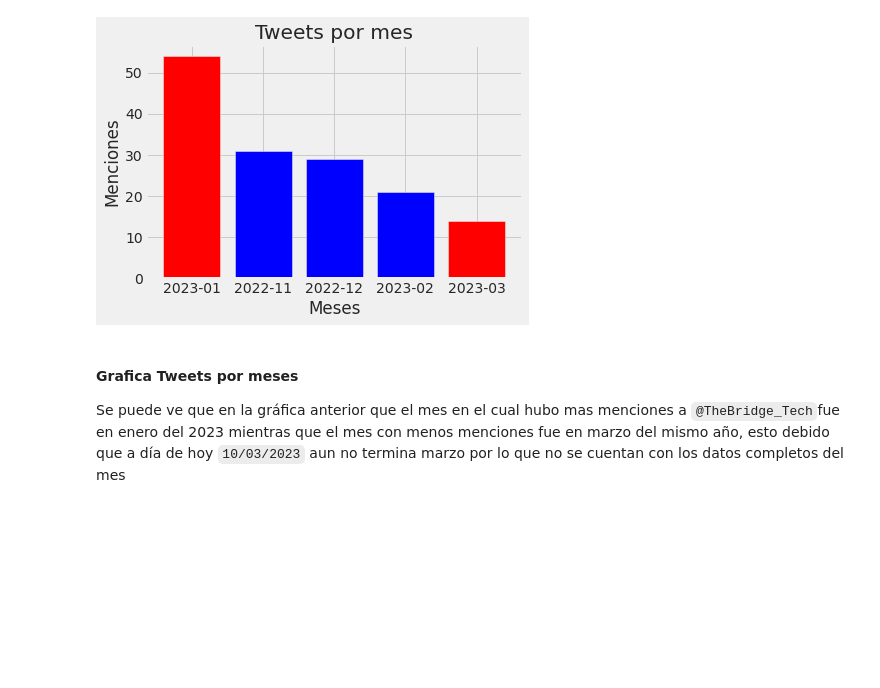
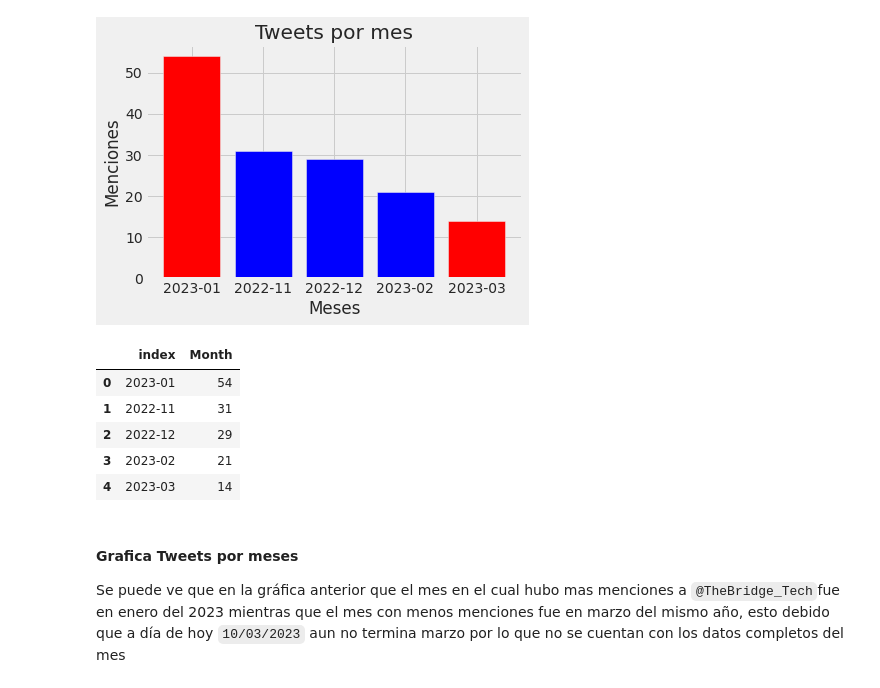
Before and after one commit to NicolasEyzaguirre/Tweets-TheBridge, a Jupyter notebook: Memoria.ipynb, the cells around one changed output. Saved outputs shown, nothing was run; the diff lists cells and outputs as text; code cells hidden in the pictures; blank space fills up the shorter version.

```diff
--- a/Memoria.ipynb
+++ b/Memoria.ipynb
@@ -192,6 +192,15 @@ plt.title("Tweets por mes")
 # %% [output]
 Text(0.5, 1.0, 'Tweets por mes')
 [figure]
+# %%
+df_months
+# %% [output]
+|  | index | Month |
+| 0 | 2023-01 | 54 |
+| 1 | 2022-11 | 31 |
+| 2 | 2022-12 | 29 |
+| 3 | 2023-02 | 21 |
+| 4 | 2023-03 | 14 |
 # %% [markdown]
 #### Grafica Tweets por meses
 Se puede ve que en la gráfica anterior que el mes en el cual hubo mas menciones a `@TheBridge_Tech`fue en enero del 2023 mientras que el mes con menos menciones fue en marzo del mismo año, esto debido que a día de hoy `10/03/2023` aun no termina marzo por lo que no se cuentan con los datos completos del mes
```
Also changed, not shown: parts of 12 cells of this notebook, 2 other files.
